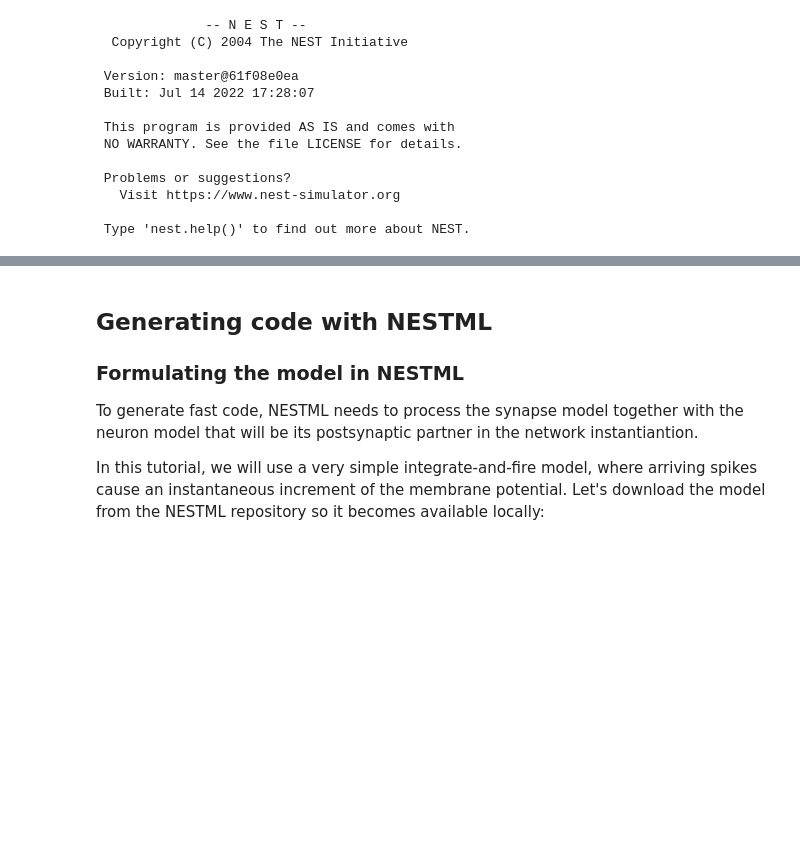
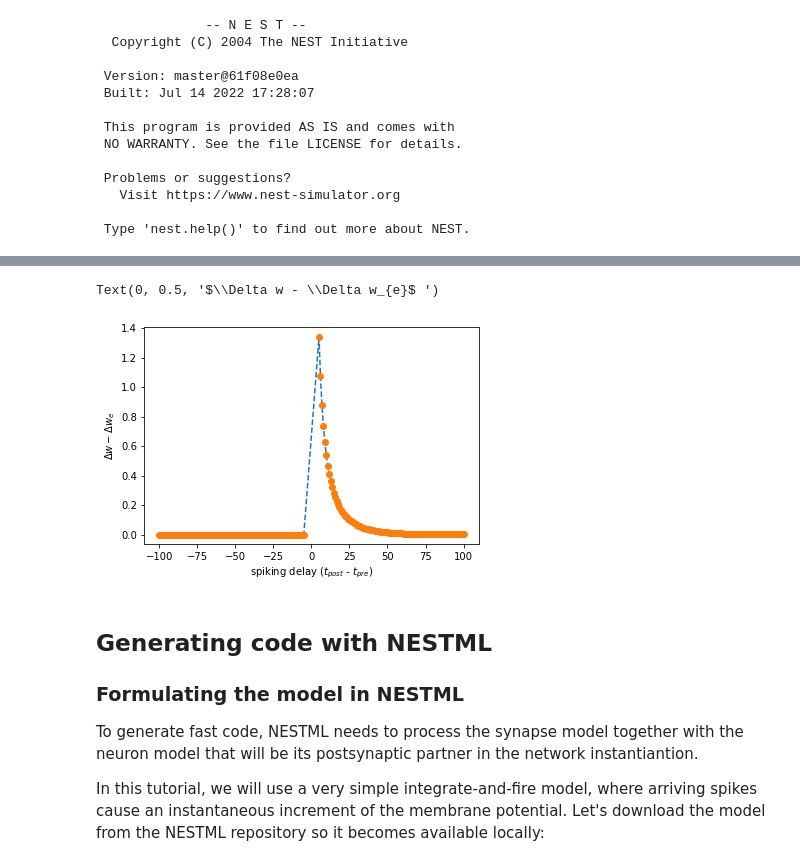
Before and after one commit to Wiss/nestml, a Jupyter notebook: ehp/three_factor_lr/ed_stdp.ipynb, the cells around one changed output, grey strips where cells are left out. Cells and saved outputs as stored; diff of their text form; code cells hidden in the pictures; blank space fills up the shorter version.

```diff
--- a/ehp/three_factor_lr/ed_stdp.ipynb
+++ b/ehp/three_factor_lr/ed_stdp.ipynb
@@ -243,3 +310,15 @@ Text(0, 0.5, '$\\Delta w$ ')
+# %%
+diff = []
+for n, ele in enumerate(d_w_tot):
+    diff.append(d_w_tot[n] - d_w_tot_ed[n])
+
+plt.plot(delta_t, diff, "--")
+plt.plot(delta_t, diff, "o")
+plt.xlabel("spiking delay ($t_{post}$ - $t_{pre}$)")
+plt.ylabel(r"$\Delta w - \Delta w_{e}$ ")
+# %% [output]
+Text(0, 0.5, '$\\Delta w - \\Delta w_{e}$ ')
+[figure, added]
 # %% [markdown]
 ## Generating code with NESTML
 
```
Also changed, not shown: parts of 9 cells of this notebook, 3 other files.
